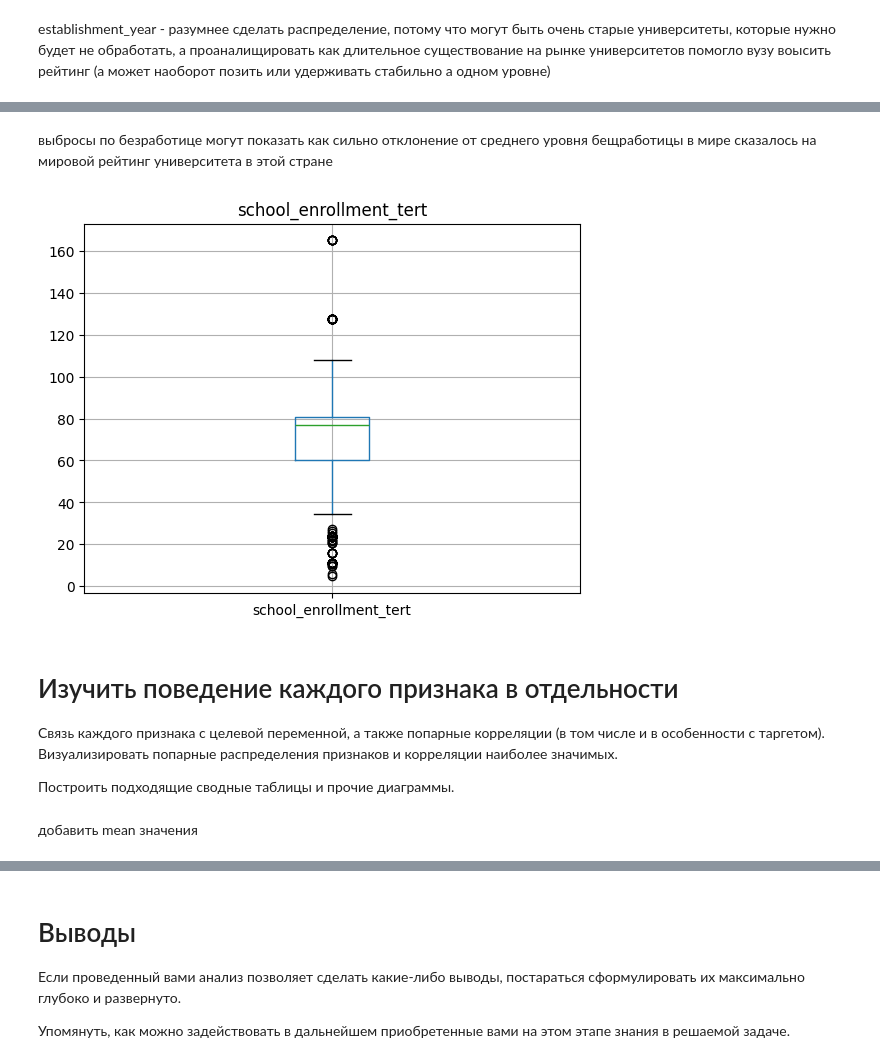
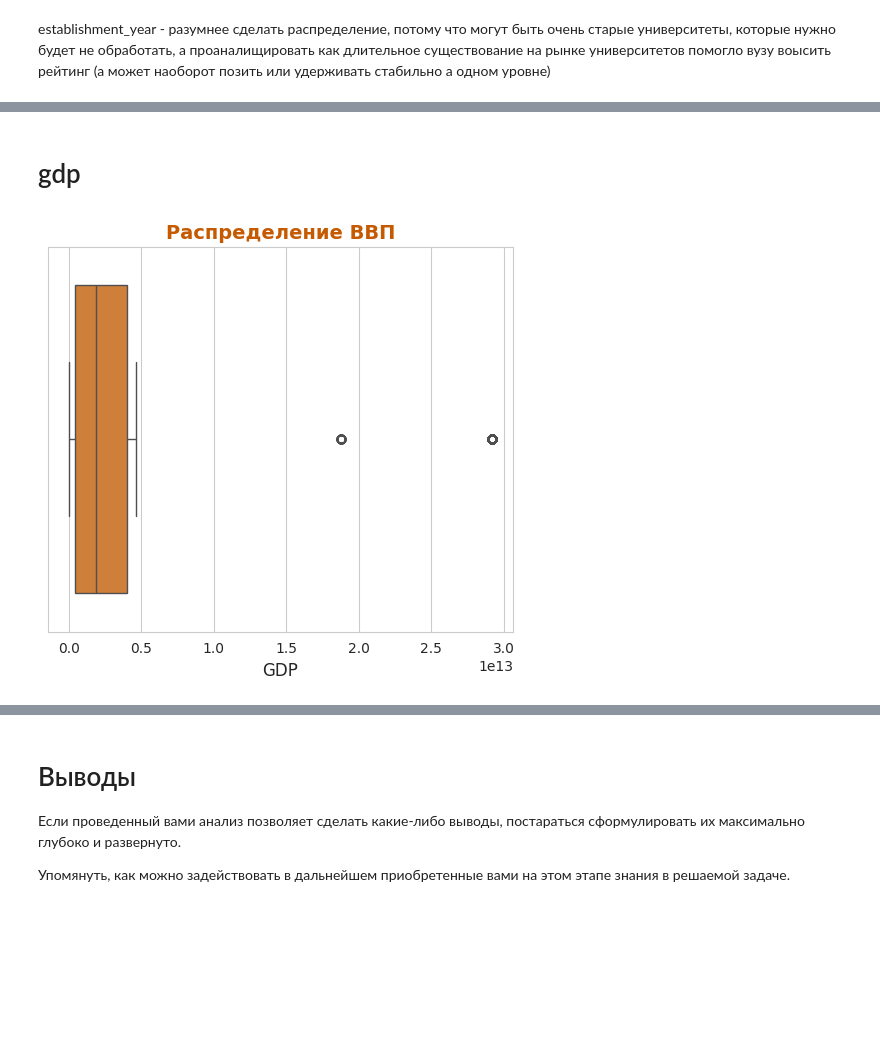
Before and after one commit to ritaabgaryan/Universities-DE-Scraping-API, a Jupyter notebook: notebooks/eda/EDA.ipynb, the cells around one changed output, grey strips where cells are left out. Saved outputs shown, nothing was run; the diff lists cells and outputs as text; code cells hidden in the pictures; blank space fills up the shorter version.

```diff
--- a/notebooks/eda/EDA.ipynb
+++ b/notebooks/eda/EDA.ipynb
@@ -493,3 +518,7 @@ data.to_csv("1.csv", index=False)
+# %%
+data["qs_rank_inverted"] = data["qs_ranking_preview"].max() - data["qs_ranking_preview"] + 1
+# %%
+data["acceptance_rate_inverted"] = 100 - data["acceptance_rate"]
 # %% [markdown]
 # Проверяем есть ли ошибочные
 
@@ -608,16 +617,13 @@ plt.show()
-# %% [markdown]
-выбросы по безработице могут показать как сильно отклонение от среднего уровня бещработицы в мире сказалось на мировой рейтинг университета в этой стране
-# %%
-data.boxplot(column="school_enrollment_tert")
-plt.title("school_enrollment_tert")
-plt.show()
-# %% [output]
-[figure, removed]
-# %% [markdown]
-# Изучить поведение каждого признака в отдельности
-
-Связь каждого признака с целевой переменной, а также попарные корреляции (в том числе и в особенности с таргетом). Визуализировать попарные распределения признаков и корреляции наиболее значимых.
-
-Построить подходящие сводные таблицы и прочие диаграммы.
-# %% [markdown]
-добавить mean значения
+# %% [markdown]
+# gdp
+# %%
+sns.set_style("whitegrid")
+sns.set_palette("Oranges_r")
+
+plt.figure(figsize=(6, 5))
+sns.boxplot(x=data["gdp"], color="#e67e22")
+plt.title("Распределение ВВП", fontsize=14, weight="bold", color="#c65a00")
+plt.xlabel("GDP", fontsize=12)
+plt.show()
+# %% [output]
+[figure, added]
```
Also changed, not shown: parts of 78 cells of this notebook.
